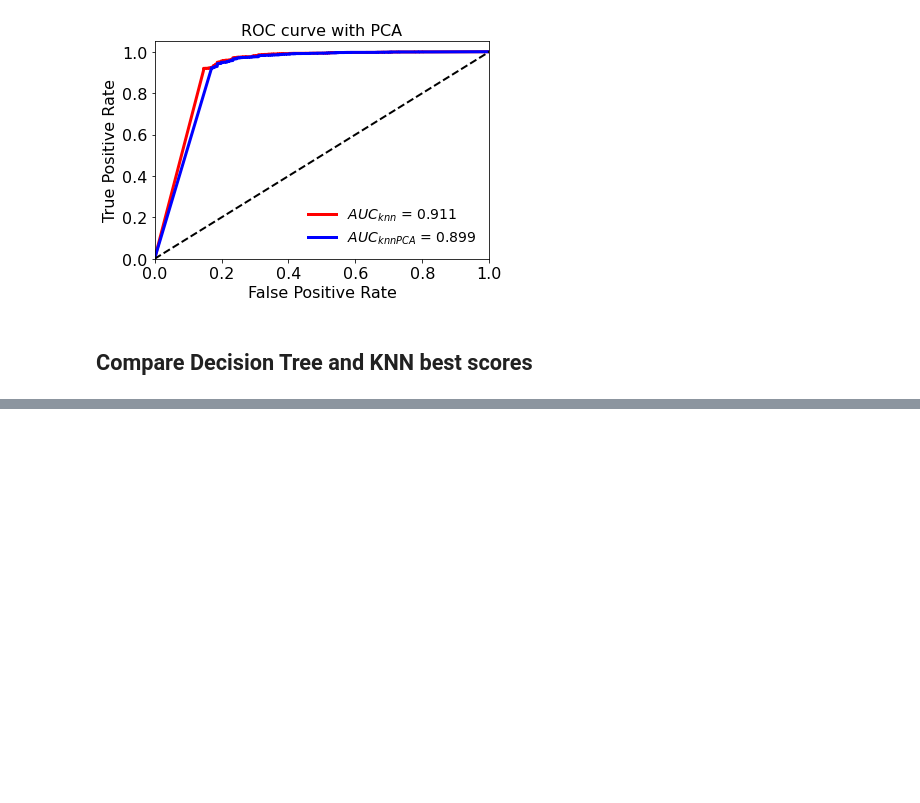
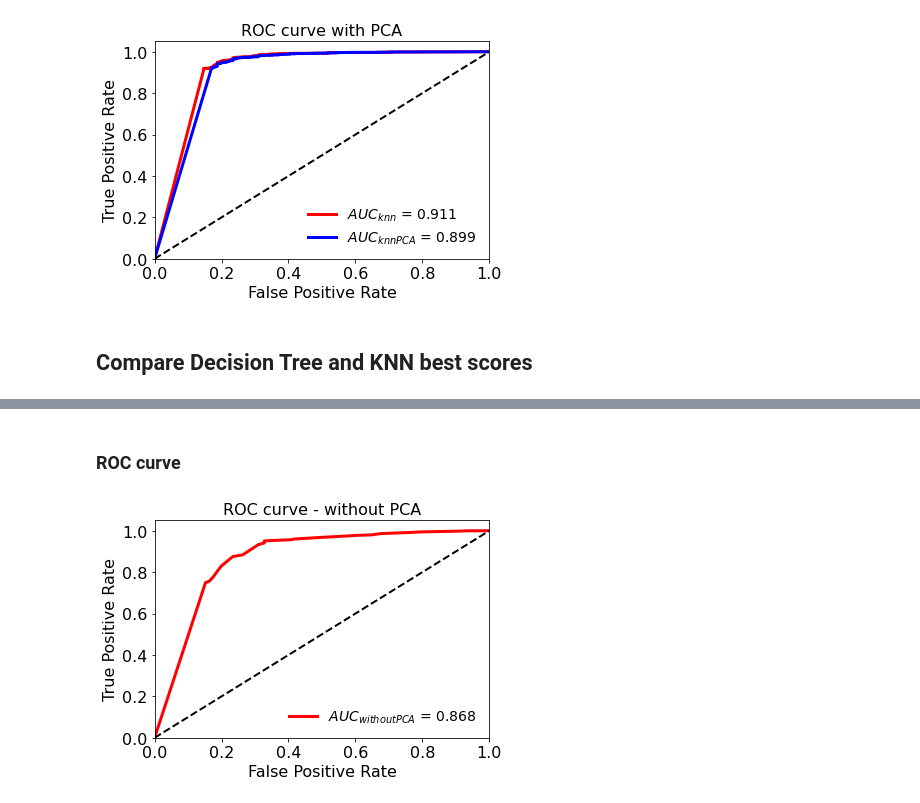
Before and after one commit to gaetanoantonicchio/DataMining-2, a Jupyter notebook: src/Module 1/Classification/Decision Tree - KNN/Features_librosa/bin-genre_class-decision_tree-KNN_unbalanced-features.ipynb, the cells around one changed output, grey strips where cells are left out. Saved outputs shown, nothing was run; the diff lists cells and outputs as text; code cells hidden in the pictures; blank space fills up the shorter version.

Commit message:
Feature selection

```diff
--- a/src/Module 1/Classification/Decision Tree - KNN/Features_librosa/bin-genre_class-decision_tree-KNN_unbalanced-features.ipynb
+++ b/src/Module 1/Classification/Decision Tree - KNN/Features_librosa/bin-genre_class-decision_tree-KNN_unbalanced-features.ipynb
@@ -674,0 +681,4 @@ plt.show()
+# %%
+sel = SelectFromModel(DecisionTreeClassifier())
+X_develop_sel = sel.fit_transform(X_develop, y_develop)
+X_develop_sel.shape
@@ -674,0 +692,2 @@ plt.show()
+# %%
+X_test_sel = sel.transform(X_test)
@@ -674,0 +731,11 @@ plt.show()
+# %%
+# train and fit
+dtc = DecisionTreeClassifier(criterion= 'gini',max_depth=5, min_samples_leaf=40)
+dtc.fit(X_develop_sel, y_develop)
+# predict on internal test set
+y_pred_dtc = dtc.predict(X_test_sel)
+
+# display metrics
+print('Accuracy %s' % accuracy_score(y_test, y_pred_dtc))
+print('F1-score %s' % f1_score(y_test, y_pred_dtc, average=None))
+print(classification_report(y_test, y_pred_dtc))
@@ -674,0 +753,24 @@ plt.show()
+# %% [markdown]
+### ROC curve
+# %%
+# y_score0 --> scores of decision tree without PCA
+# fpr0, tpr0 ---> false positive and true positive of decision tree without PCA
+y_score0 = dtc.predict_proba(X_test_sel)
+fpr0, tpr0, _ = roc_curve(y_test, y_score0[:, 1])
+
+# roc_auc0 --> ROC/AUC of decision tree without PCA
+roc_auc0 = auc(fpr0, tpr0)
+
+plt.plot(fpr0, tpr0, color='red', lw=3, label='$AUC_{without PCA}$ = %.3f' % roc_auc0)
+
+plt.plot([0, 1], [0, 1], color='black', lw=2, linestyle='--')
+plt.xlim([0.0, 1.0])
+plt.ylim([0.0, 1.05])
+plt.xlabel('False Positive Rate', fontsize=16)
+plt.ylabel('True Positive Rate', fontsize=16)
+plt.title('ROC curve - without PCA', fontsize=16)
+plt.legend(loc="lower right", fontsize=14, frameon=False)
+plt.tick_params(axis='both', which='major', labelsize=16)
+plt.show()
+# %% [output]
+[figure, added]
```
Also changed, not shown: parts of 18 cells of this notebook.
